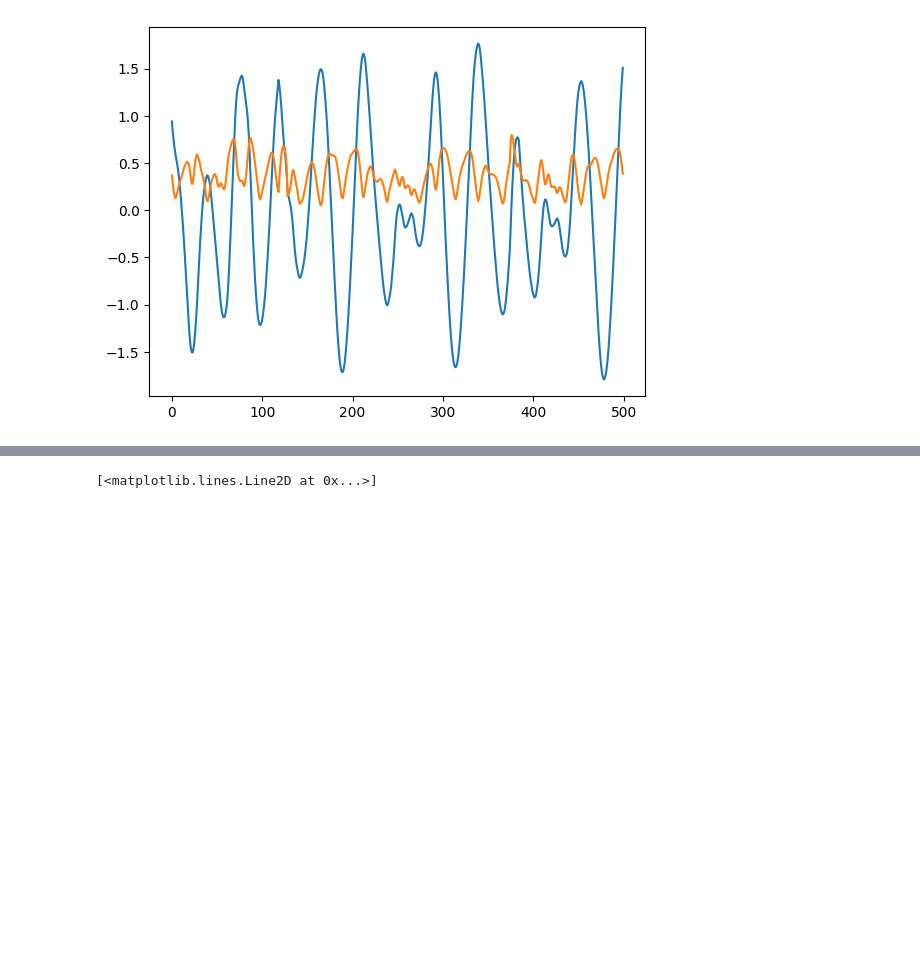
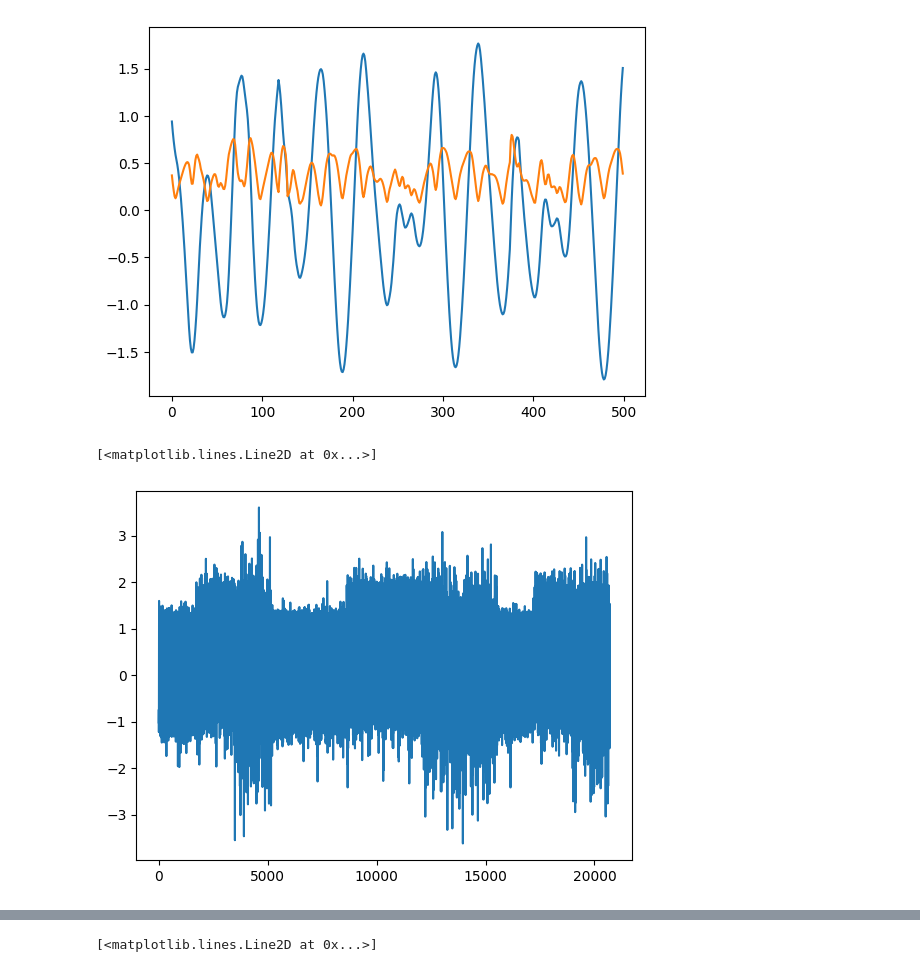
Before and after one commit to JaasperK/oracle, a Jupyter notebook: notebooks/oracle.ipynb, the cells around one changed output, grey strips where cells are left out. Cells and saved outputs as stored; diff of their text form; code cells hidden in the pictures; blank space fills up the shorter version.

```diff
--- a/notebooks/oracle.ipynb
+++ b/notebooks/oracle.ipynb
@@ -222,3 +224,9 @@ plt.plot(birdchicken_sigma[:view_len])  # in orange
 # %% [output]
 [<matplotlib.lines.Line2D at 0x...>]
 [figure]
+# %%
+crop_ts = time_series("Crop")
+plt.plot(crop_ts)
+# %% [output]
+[<matplotlib.lines.Line2D at 0x...>]
+[figure, added]
```
Also changed, not shown: parts of 13 cells of this notebook.
